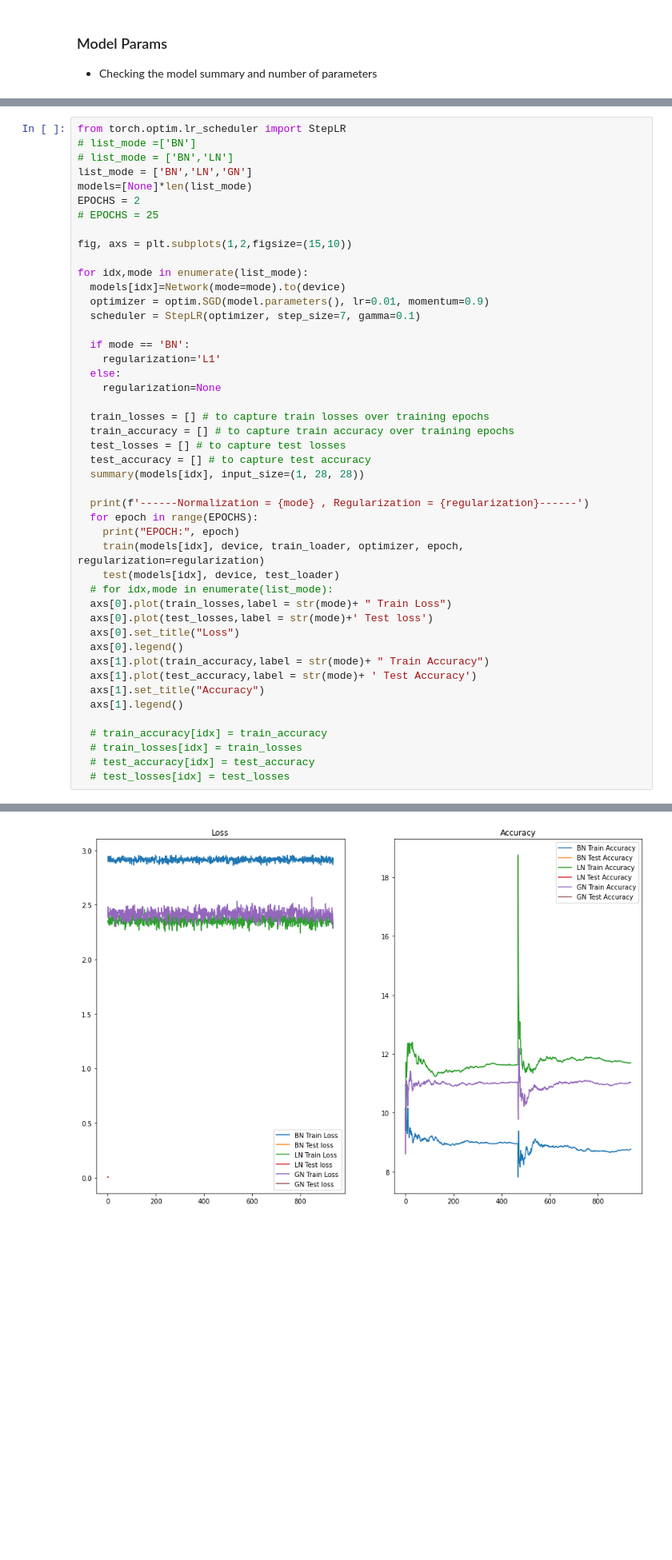
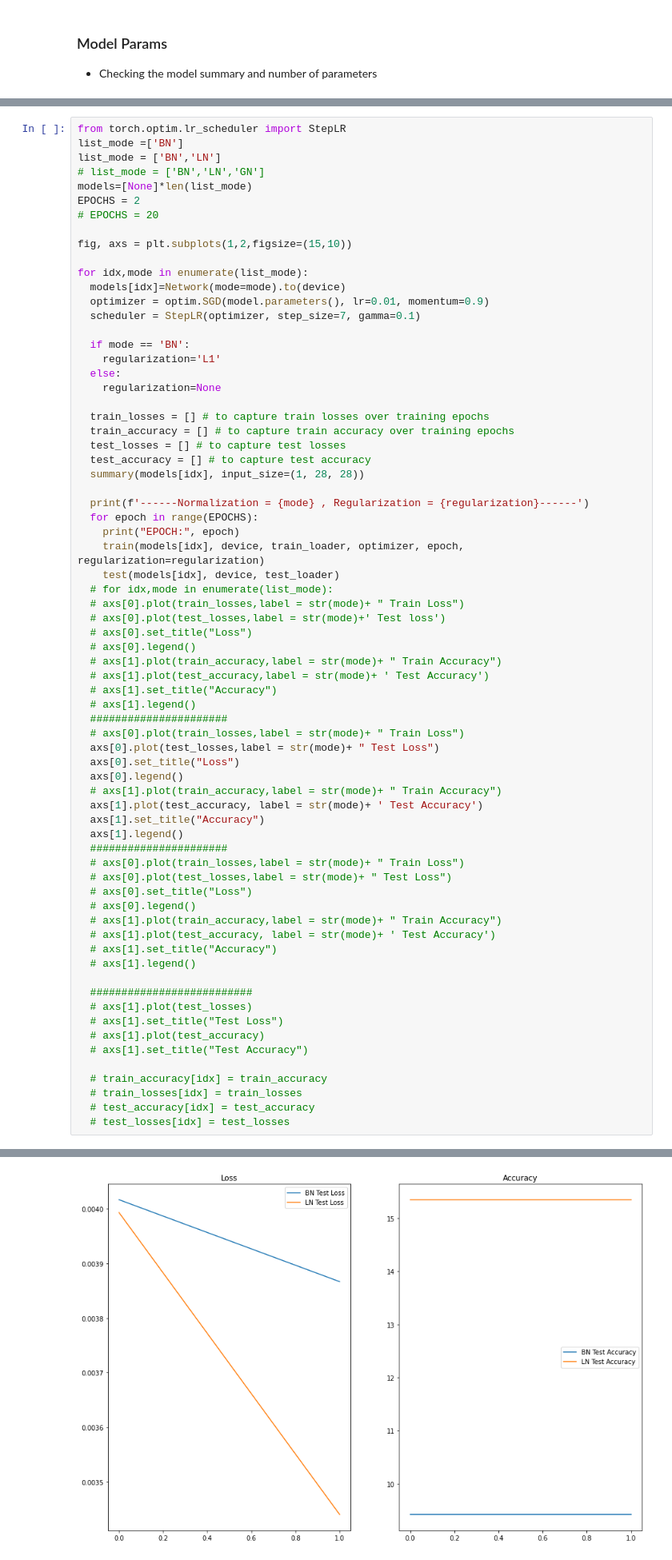
Before and after one commit to peeyushsinghal/EVA, a Jupyter notebook: S6-AssignmentSolution/EVA_S6.ipynb, the cells around one changed output, grey strips where cells are left out. Shown: that part at 80% size. Cells and saved outputs as stored; diff of their text form; blank space fills up the shorter version.

Commit message:
Graph OK, LN, BN, GN OK

```diff
--- a/S6-AssignmentSolution/EVA_S6.ipynb
+++ b/S6-AssignmentSolution/EVA_S6.ipynb
@@ -438,12 +438,12 @@ def test(model,device, test_loader):
     test_accuracy.append(100*correct/len(test_loader.dataset))
 # %%
 from torch.optim.lr_scheduler import StepLR
-# list_mode =['BN']
-# list_mode = ['BN','LN']
-list_mode = ['BN','LN','GN']
+list_mode =['BN']
+list_mode = ['BN','LN']
+# list_mode = ['BN','LN','GN']
 models=[None]*len(list_mode)
 EPOCHS = 2
-# EPOCHS = 25
+# EPOCHS = 20
 
 fig, axs = plt.subplots(1,2,figsize=(15,10))
 
@@ -469,14 +469,38 @@ for idx,mode in enumerate(list_mode):
     train(models[idx], device, train_loader, optimizer, epoch, regularization=regularization)
     test(models[idx], device, test_loader)
   # for idx,mode in enumerate(list_mode):
-  axs[0].plot(train_losses,label = str(mode)+ " Train Loss")
-  axs[0].plot(test_losses,label = str(mode)+' Test loss')
+  # axs[0].plot(train_losses,label = str(mode)+ " Train Loss")
+  # axs[0].plot(test_losses,label = str(mode)+' Test loss')
+  # axs[0].set_title("Loss")
+  # axs[0].legend()
+  # axs[1].plot(train_accuracy,label = str(mode)+ " Train Accuracy")
+  # axs[1].plot(test_accuracy,label = str(mode)+ ' Test Accuracy')
+  # axs[1].set_title("Accuracy")
+  # axs[1].legend()
+  ######################
+  # axs[0].plot(train_losses,label = str(mode)+ " Train Loss")
+  axs[0].plot(test_losses,label = str(mode)+ " Test Loss")
   axs[0].set_title("Loss")
   axs[0].legend()
-  axs[1].plot(train_accuracy,label = str(mode)+ " Train Accuracy")
-  axs[1].plot(test_accuracy,label = str(mode)+ ' Test Accuracy')
+  # axs[1].plot(train_accuracy,label = str(mode)+ " Train Accuracy")
+  axs[1].plot(test_accuracy, label = str(mode)+ ' Test Accuracy')
   axs[1].set_title("Accuracy")
   axs[1].legend()
+  ######################
+  # axs[0].plot(train_losses,label = str(mode)+ " Train Loss")
+  # axs[0].plot(test_losses,label = str(mode)+ " Test Loss")
+  # axs[0].set_title("Loss")
+  # axs[0].legend()
+  # axs[1].plot(train_accuracy,label = str(mode)+ " Train Accuracy")
+  # axs[1].plot(test_accuracy, label = str(mode)+ ' Test Accuracy')
+  # axs[1].set_title("Accuracy")
+  # axs[1].legend()
+
+  ##########################
+  # axs[1].plot(test_losses)
+  # axs[1].set_title("Test Loss")
+  # axs[1].plot(test_accuracy)
+  # axs[1].set_title("Test Accuracy")
 
   # train_accuracy[idx] = train_accuracy
   # train_losses[idx] = train_losses
@@ -547,4 +551,4 @@ Test set: Average loss: 0.0039, Accuracy: 1512/10000 (15.12%)
-[figure, old version]
+[figure, new version]
 # %%
 # model = Network(mode=mode).to(device)
 # optimizer = optim.SGD(model.parameters(), lr=0.01, momentum=0.9)
```
Also changed, not shown: parts of 6 cells of this notebook.
